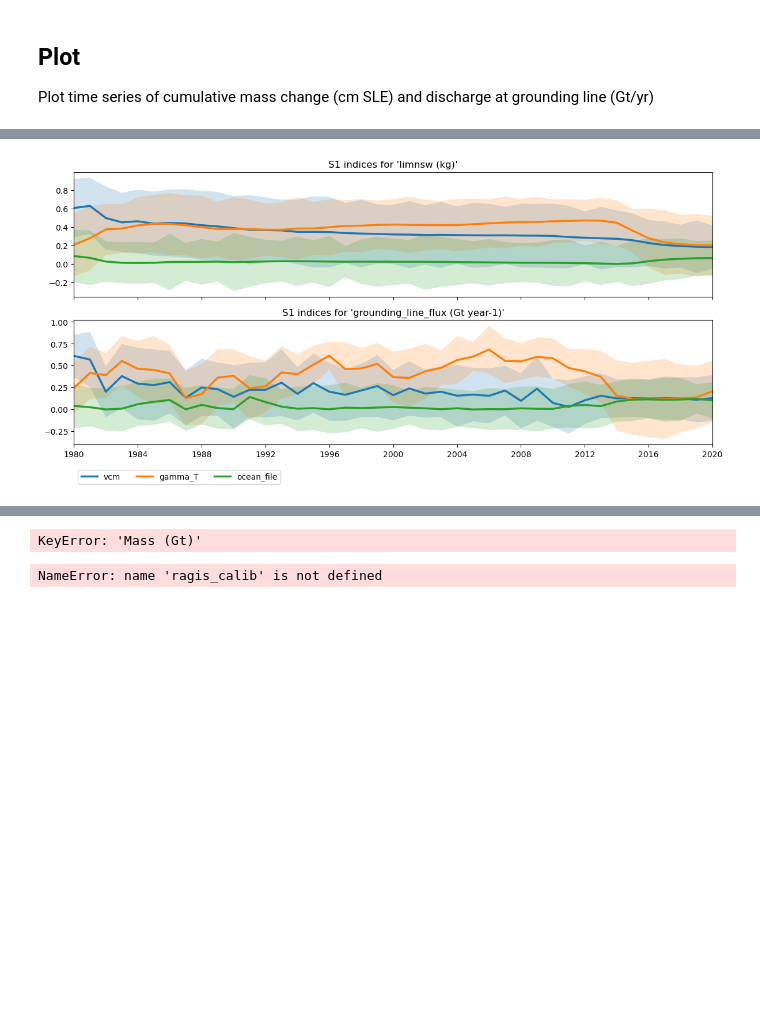
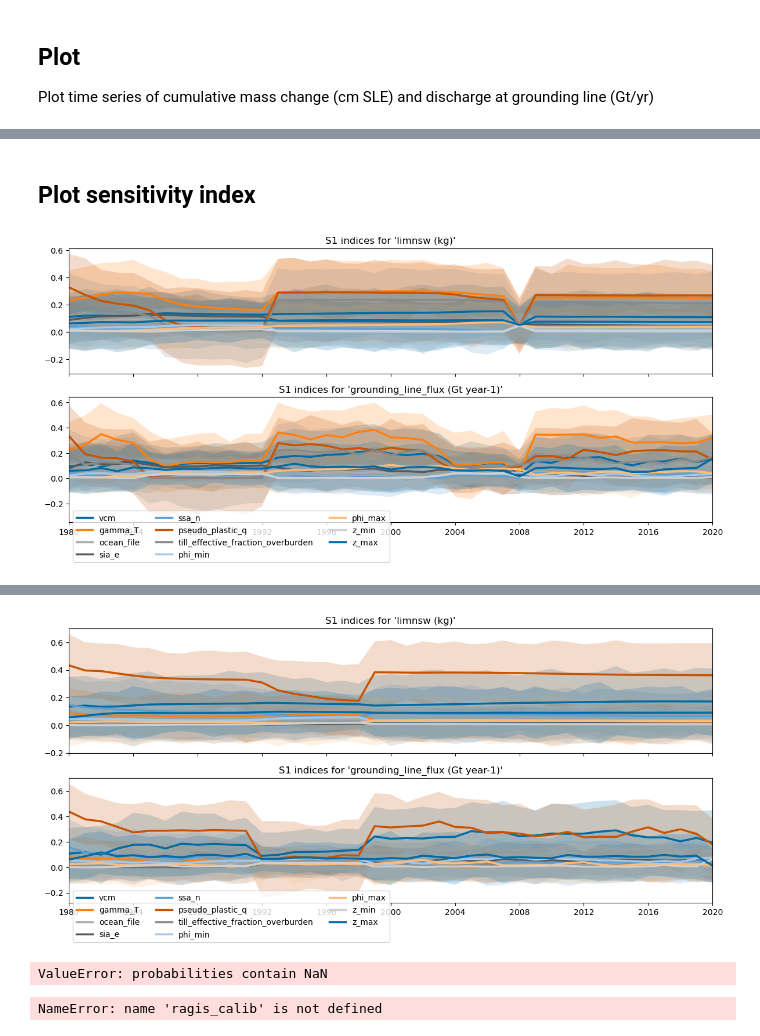
Before and after one commit to pism/pism-ragis, a Jupyter notebook: notebooks/ragis_scalar.ipynb, the cells around one changed output, grey strips where cells are left out. Drawn from its saved outputs; the diff is of its cells as text; code cells hidden in the pictures; blank space fills up the shorter version.

Commit message:
Clean up and work on analysis

```diff
--- a/notebooks/ragis_scalar.ipynb
+++ b/notebooks/ragis_scalar.ipynb
@@ -20,28 +38,3 @@ from pismragis.sensitivity import sensitivity_analysis
 imbie = load_imbie()
 # %% [markdown]
 glob PISM scalar time series files
-# %%
-data_dir = "../hindcasts"
-
-proj_dir = "2023_04_ocean_simple"
-scalar_dir = "processed"
-lhs = "gris_ragis_ocean_simple_lhs_50_w_posterior"
-
-proj_dir = "2023_04_ocean_20"
-scalar_dir = "processed"
-lhs = "gris_ragis_ocean_lhs_20"
-
-ens_file = os.path.join(data_dir, proj_dir, "uq", f"{lhs}.csv")
-scalar_files = sorted(glob(os.path.join(data_dir, proj_dir, scalar_dir, "ts_gris_g*00m_v20*RAGIS_id_*_1980-1-1_2020-1-1.nc")))
-ocean = convert_netcdf_to_dataframe(scalar_files, resample="yearly")
-sa_ocean = sensitivity_analysis(ocean, ensemble_file=ens_file)
-
-proj_dir = "2023_04_ocean_simple_20"
-scalar_dir = "processed"
-lhs = "gris_ragis_ocean_simple_lhs_20"
-
-
-ens_file = os.path.join(data_dir, proj_dir, "uq", f"{lhs}.csv")
-scalar_files = sorted(glob(os.path.join(data_dir, proj_dir, scalar_dir, "ts_gris_g*00m_v20*RAGIS_id_*_1980-1-1_2020-1-1.nc")))
-ocean_simple = convert_netcdf_to_dataframe(scalar_files, resample="yearly")
-sa_ocean_simple = sensitivity_analysis(ocean_simple, ensemble_file=ens_file)
@@ -50,0 +125,7 @@ Program finished in 2 seconds
+# %%
+e = experiments[0]["run_stats"]
+m_vars = e.columns
+fig, axs = plt.subplots(nrows=1, ncols=len(m_vars), sharey="row", figsize=[6.2, 2.4])
+fig.subplots_adjust(wspace=0)
+for m in range(len(experiments)):
+    [sns.histplot(data=experiments[m]["run_stats"], x=m_var, bins=21, kde=True, ax=axs[k], color=sim_colors[m]) for k, m_var in enumerate(m_vars)]
@@ -162,6 +229,12 @@ ens.groupby(by="time").quantile(0.05)
+# %% [markdown]
+## Plot sensitivity index
 # %%
+plt.style.use("tableau-colorblind10")
+
+for e, of in zip(experiments, ["ocean", "ocean_simple"]):
+    sa_df = e["sensitivity_df"]
     si = "S1"
-    outfile = f"{lhs}.pdf"
+    outfile = f"""{e["lhs"]}.pdf"""
     fig, axs = plt.subplots(
         2,
         1,
@@ -169,31 +242,31 @@ ens.groupby(by="time").quantile(0.05)
         figsize=[12, 6],
     )
     fig.subplots_adjust(bottom=0.0)
     for k, m_var in enumerate(["limnsw (kg)", "grounding_line_flux (Gt year-1)"]):
         m_df = sa_df[sa_df["Variable"] == m_var]
         ax = axs.ravel()[k]
         p_df = m_df[m_df["Si"] == si].drop(columns=["Si", "Variable"]).set_index("Date")
         p_conf_df = m_df[m_df["Si"] == si + "_conf"].drop(columns=["Si"])
 
         [
             ax.plot(p_df.index, p_df[v], lw=2.5, label=v)
             for v in sa_df.drop(columns=["Si", "Variable", "Date"]).keys()
         ]
 
         [
             ax.fill_between(
                 p_df.index,
                 p_df[v].values - p_conf_df[v].values,
                 p_df[v].values + p_conf_df[v].values,
                 alpha=0.2,
                 lw=0,
             )
             for v in sa_df.drop(columns=["Si", "Variable", "Date"]).keys()
         ]
         ax.set_xlim(datetime(1980, 1, 1), datetime(2020, 1, 1))
         lgd = ax.set_title(f"{si} indices for '{m_var}'")
     legend = axs[-1].legend(loc="lower left", ncols=3, bbox_to_anchor=(0, -0.35))
     fig.tight_layout()
     fig.savefig(f"{si}_{outfile}")
 # %% [output]
-[figure, old version]
+[figure, new version]
@@ -217,10 +273,11 @@ Processing 2020-01-01 00:00:00
+[figure, added]
 # %%
-ragis_calib = resample_ensemble_by_data(imbie, df,
+ragis_calib = resample_ensemble_by_data(imbie, exp["data_df"],
                                         fudge_factor=5)
 calib_exps = ragis_calib["Experiment"].unique()
 print(calib_exps)
 # %% [output]
-KeyError: 'Mass (Gt)'
+ValueError: probabilities contain NaN
 # %%
 fig, axs = plt.subplots(nrows=2, ncols=1, sharex="col", figsize=(12, 8))
 fig.subplots_adjust(wspace=0.0, hspace=0.0)
```
Also changed, not shown: parts of 23 cells of this notebook, 48 other files.
